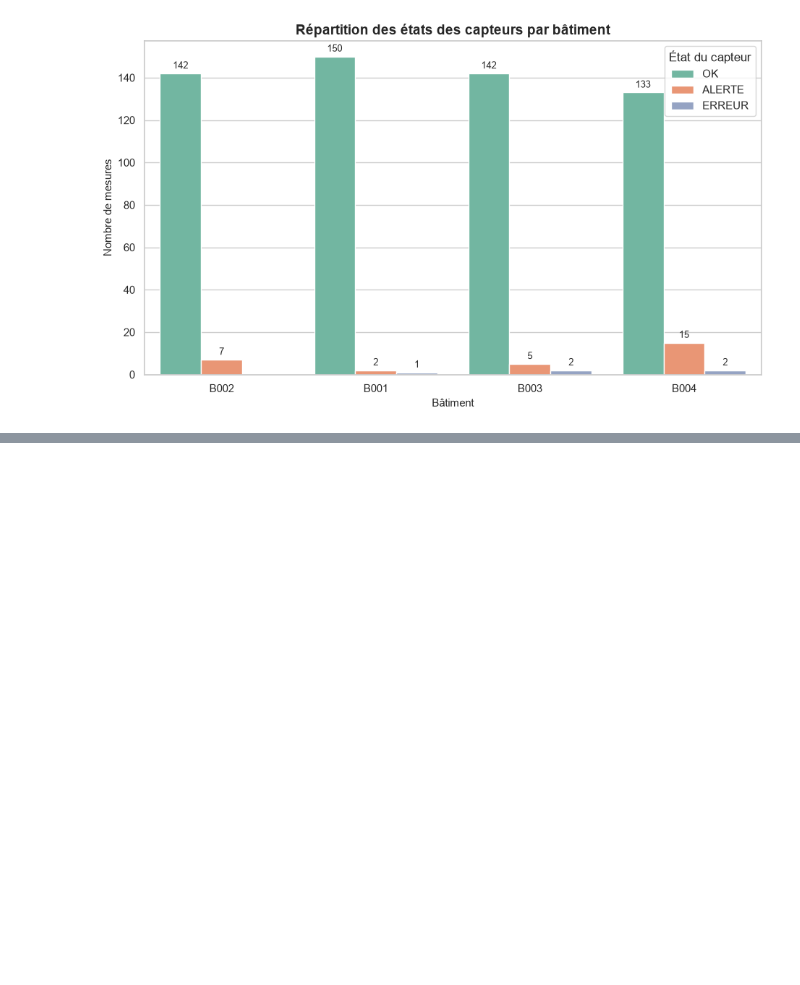
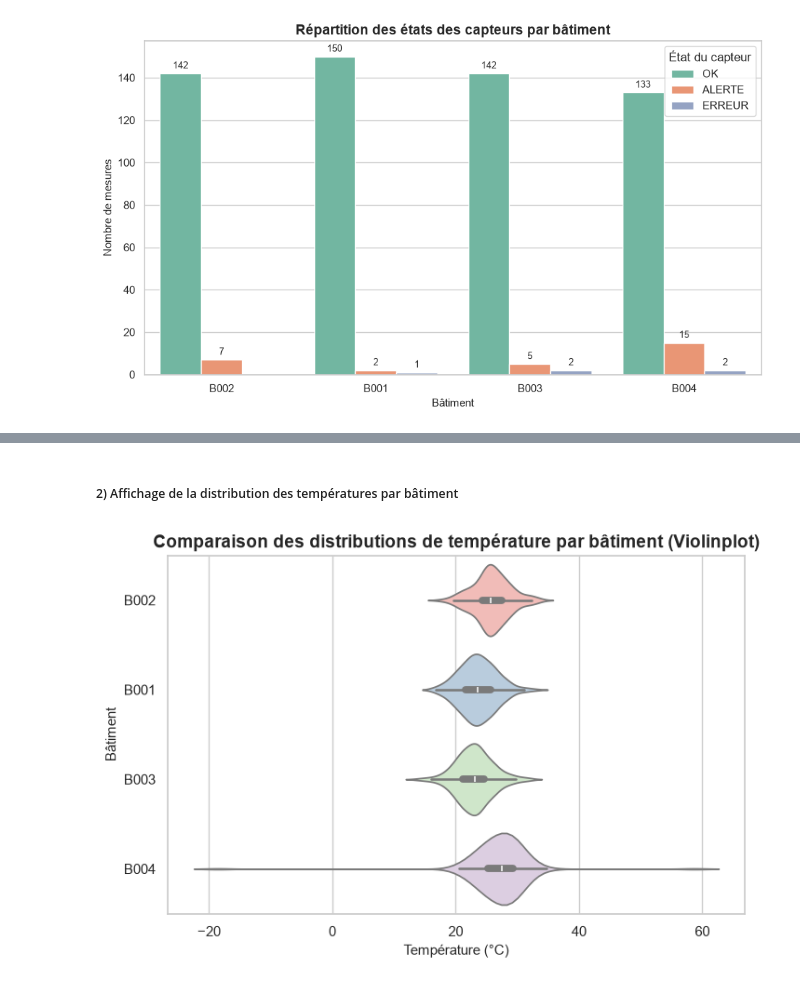
Before and after one commit to cheikhahmedtidiane/atelier_seaborn_iot, a Jupyter notebook: notebooks/atelier_seaborn_iot.ipynb, the cells around one changed output, grey strips where cells are left out. Drawn from its saved outputs; the diff is of its cells as text; code cells hidden in the pictures; blank space fills up the shorter version.

```diff
--- a/notebooks/atelier_seaborn_iot.ipynb
+++ b/notebooks/atelier_seaborn_iot.ipynb
@@ -339,0 +362,25 @@ plt.show()
+# %% [markdown]
+##### 2) Affichage de la distribution des températures par bâtiment
+# %%
+sns.set_theme(style="whitegrid")
+
+# violinplots par bâtiment
+plt.figure(figsize=(8, 5))
+sns.violinplot(
+    data=df,
+    x="temperature",
+    y="batiment",       # Crée un violon distinct par bâtiment
+    palette="Pastel1",  # Applique une palette de couleurs douces
+    hue="batiment",     # Évite les avertissements de style dans les versions récentes
+    legend=False,
+    inner="box"         # Conserve le mini-boxplot au cœur de chaque violon
+)
+
+plt.title("Comparaison des distributions de température par bâtiment (Violinplot)", fontsize=14, fontweight="bold")
+plt.xlabel("Température (°C)", fontsize=11)
+plt.ylabel("Bâtiment", fontsize=11)
+
+
+plt.show()
+# %% [output]
+[figure, added]
```
Also changed, not shown: parts of 3 cells of this notebook.
